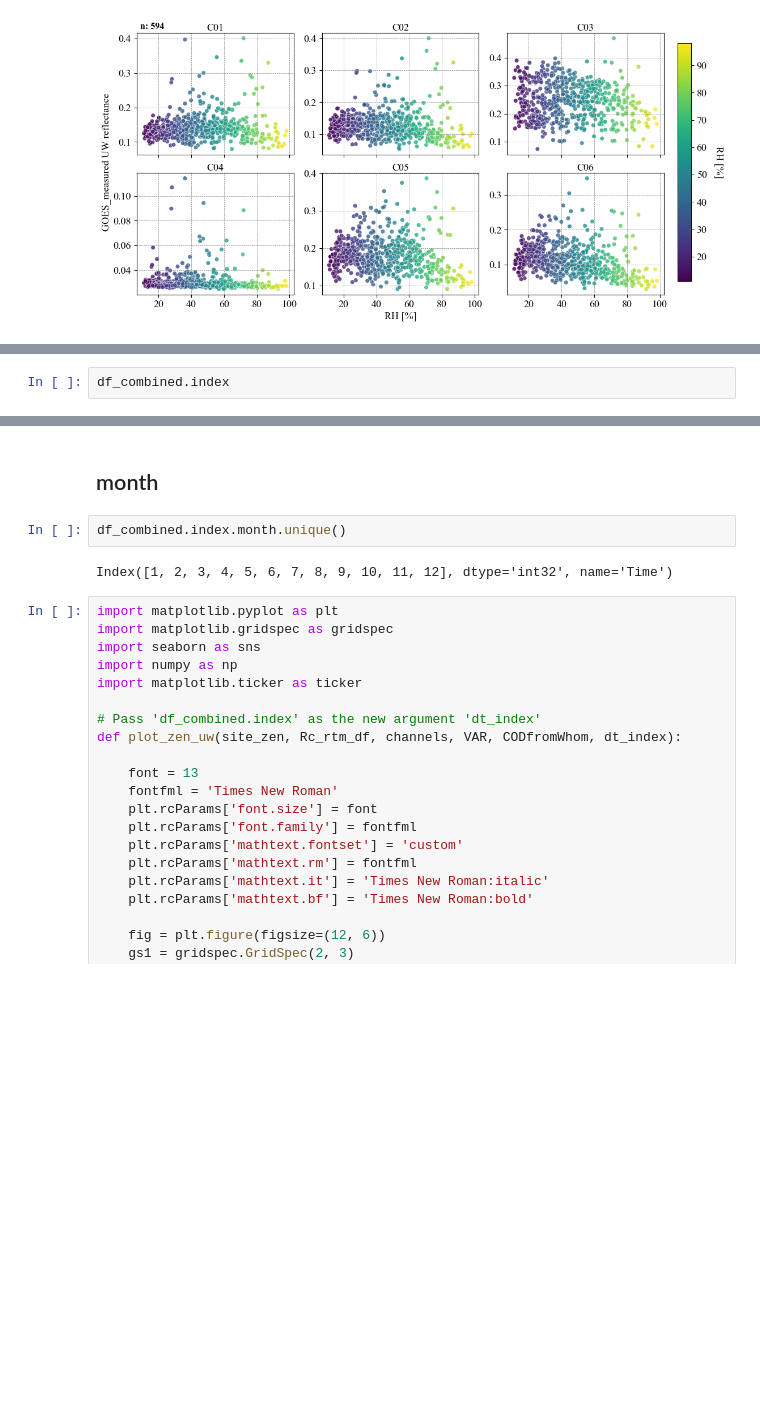
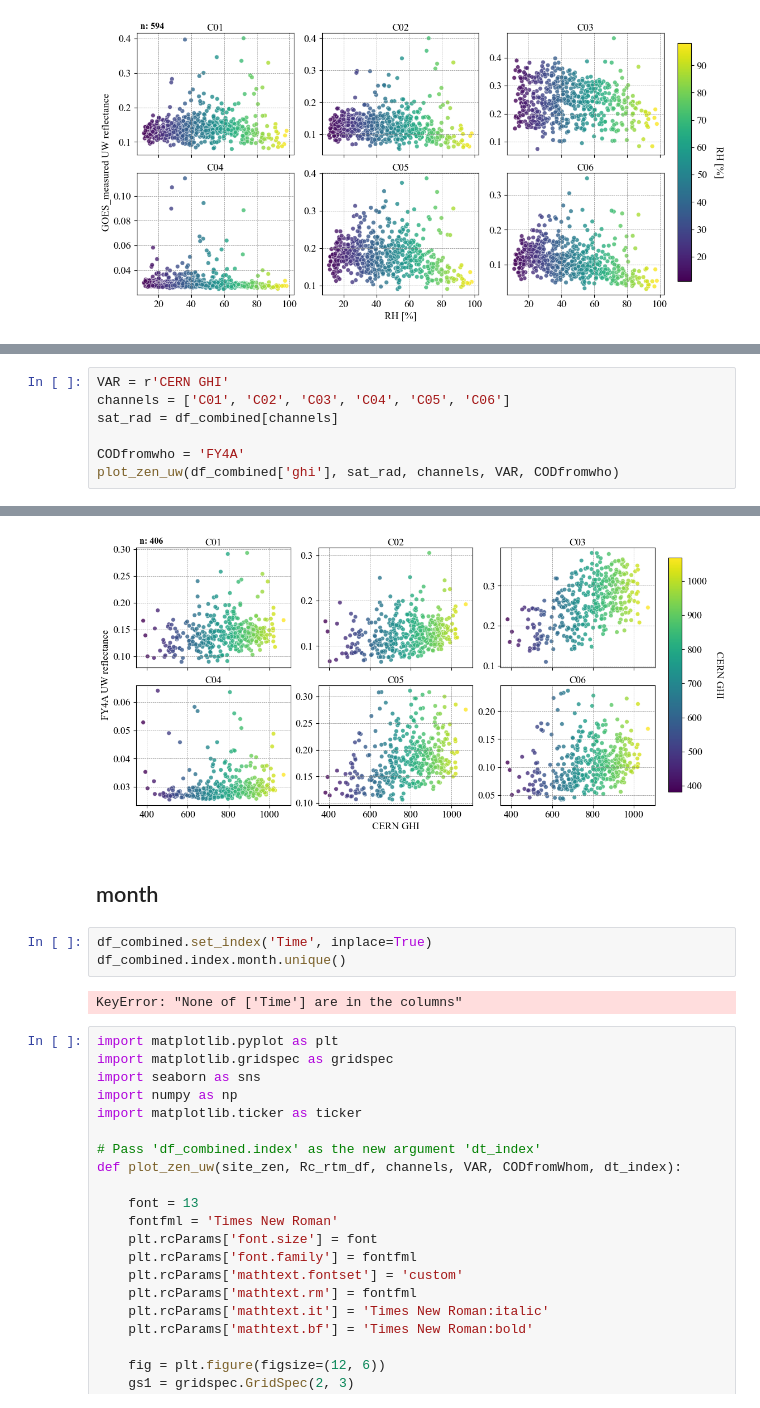
Before and after one commit to andy1smith/FY4A_SWCOD, a Jupyter notebook: half_year_satellite_clearday_analysis.ipynb, the cells around one changed output, grey strips where cells are left out. Cells and saved outputs as stored; diff of their text form; blank space fills up the shorter version.

```diff
--- a/half_year_satellite_clearday_analysis.ipynb
+++ b/half_year_satellite_clearday_analysis.ipynb
@@ -290,3 +291,8 @@ plot_zen_uw(df_combined['Sun_Zen'], sat_rad, channels, VAR, CODfromwho)
 # %%
-df_combined.index
+VAR = r'CERN GHI'
+channels = ['C01', 'C02', 'C03', 'C04', 'C05', 'C06']
+sat_rad = df_combined[channels]
+
+CODfromwho = 'FY4A'
+plot_zen_uw(df_combined['ghi'], sat_rad, channels, VAR, CODfromwho)
 # %% [output]
@@ -305,9 +299,11 @@ DatetimeIndex(['2021-01-12 06:00:00', '2021-01-13 04:00:00',
+[figure, added]
 # %% [markdown]
 ## month
 # %%
+df_combined.set_index('Time', inplace=True)
 df_combined.index.month.unique()
 # %% [output]
-Index([1, 2, 3, 4, 5, 6, 7, 8, 9, 10, 11, 12], dtype='int32', name='Time')
+KeyError: "None of ['Time'] are in the columns"
 # %%
 import matplotlib.pyplot as plt
 import matplotlib.gridspec as gridspec
```
Also changed, not shown: parts of 10 cells of this notebook, 12 other files.
